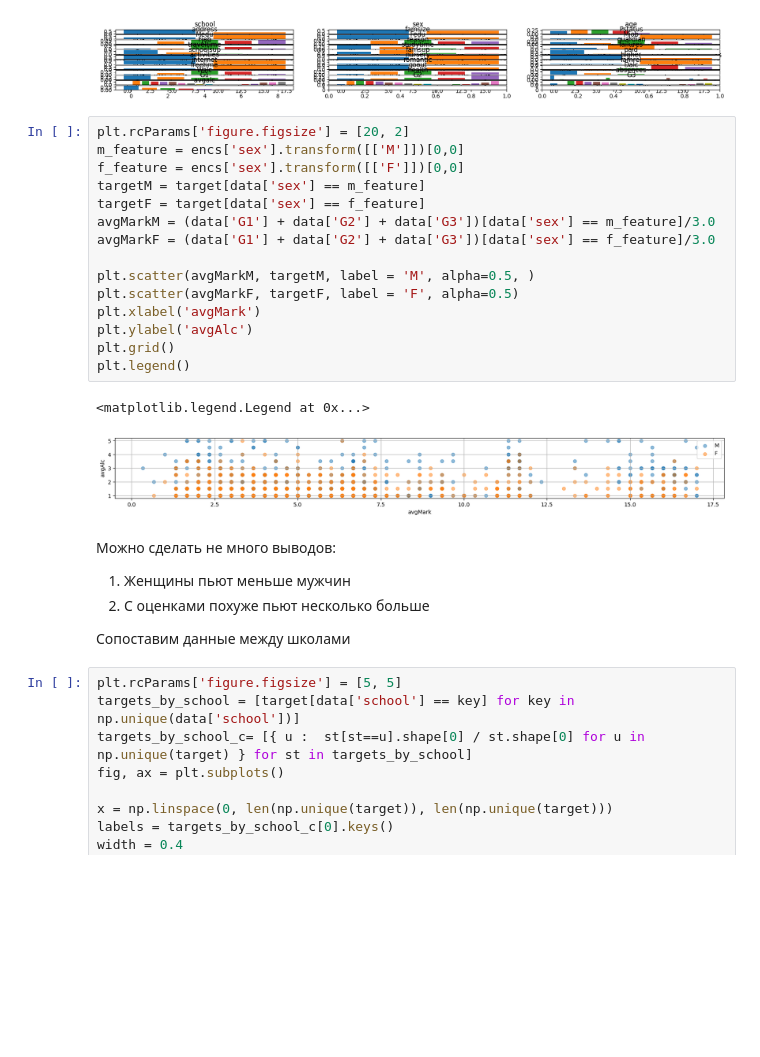
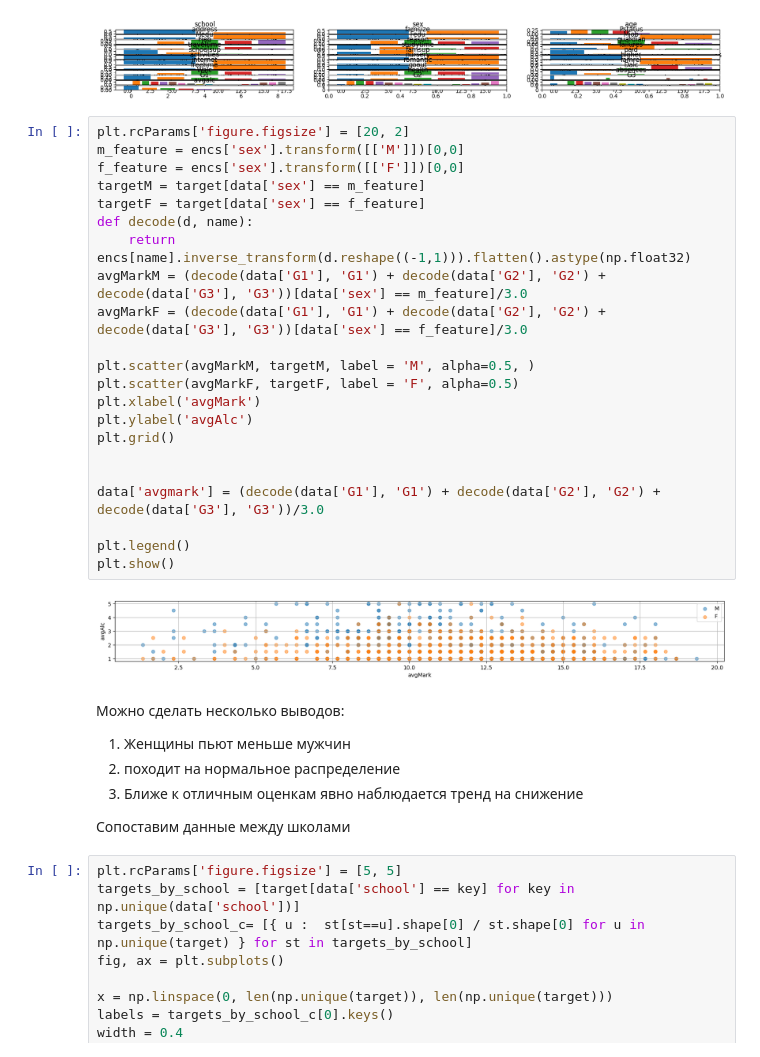
Before and after one commit to danissomo/miiad_dz, a Jupyter notebook: main.ipynb, the cells around one changed output. Saved outputs shown, nothing was run; the diff lists cells and outputs as text; blank space fills up the shorter version.

```diff
--- a/main.ipynb
+++ b/main.ipynb
@@ -64,25 +64,32 @@ plt.show()
 # %%
 plt.rcParams['figure.figsize'] = [20, 2]
 m_feature = encs['sex'].transform([['M']])[0,0]
 f_feature = encs['sex'].transform([['F']])[0,0]
 targetM = target[data['sex'] == m_feature]
 targetF = target[data['sex'] == f_feature]
-avgMarkM = (data['G1'] + data['G2'] + data['G3'])[data['sex'] == m_feature]/3.0
-avgMarkF = (data['G1'] + data['G2'] + data['G3'])[data['sex'] == f_feature]/3.0
+def decode(d, name):
+    return encs[name].inverse_transform(d.reshape((-1,1))).flatten().astype(np.float32)
+avgMarkM = (decode(data['G1'], 'G1') + decode(data['G2'], 'G2') + decode(data['G3'], 'G3'))[data['sex'] == m_feature]/3.0
+avgMarkF = (decode(data['G1'], 'G1') + decode(data['G2'], 'G2') + decode(data['G3'], 'G3'))[data['sex'] == f_feature]/3.0
 
 plt.scatter(avgMarkM, targetM, label = 'M', alpha=0.5, )
 plt.scatter(avgMarkF, targetF, label = 'F', alpha=0.5)
 plt.xlabel('avgMark')
 plt.ylabel('avgAlc')
 plt.grid()
+
+
+data['avgmark'] = (decode(data['G1'], 'G1') + decode(data['G2'], 'G2') + decode(data['G3'], 'G3'))/3.0
+
 plt.legend()
+plt.show()
 # %% [output]
-<matplotlib.legend.Legend at 0x...>
-[figure, old version]
+[figure, new version]
 # %% [markdown]
-Можно сделать не много выводов:
+Можно сделать несколько выводов:
 1. Женщины пьют меньше мужчин
-2. С оценками похуже пьют несколько больше
+2. походит на нормальное распределение
+3. Ближе к отличным оценкам явно наблюдается тренд на снижение
 
 Сопоставим данные между школами
 # %%
```
Also changed, not shown: parts of 2 cells of this notebook.
